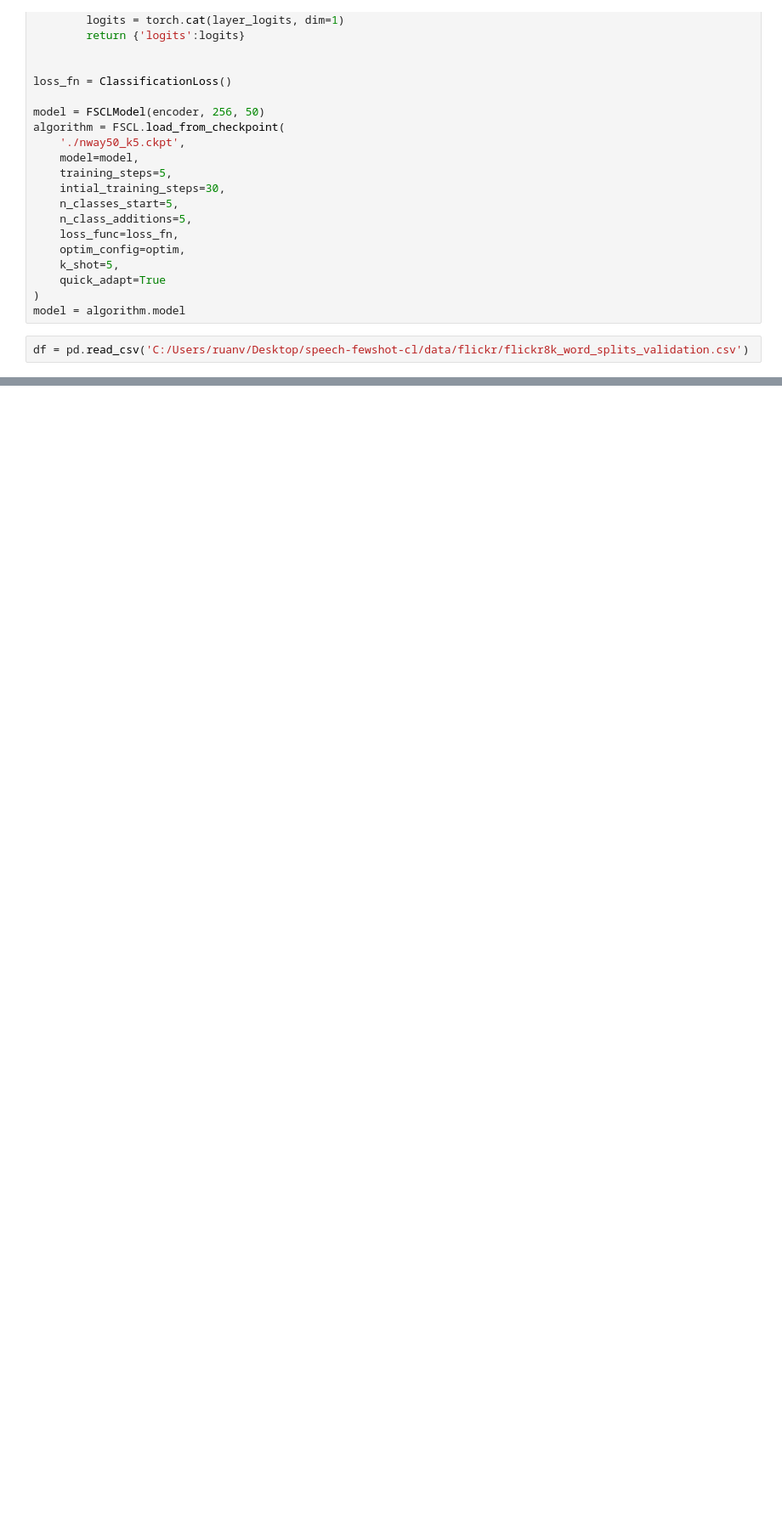
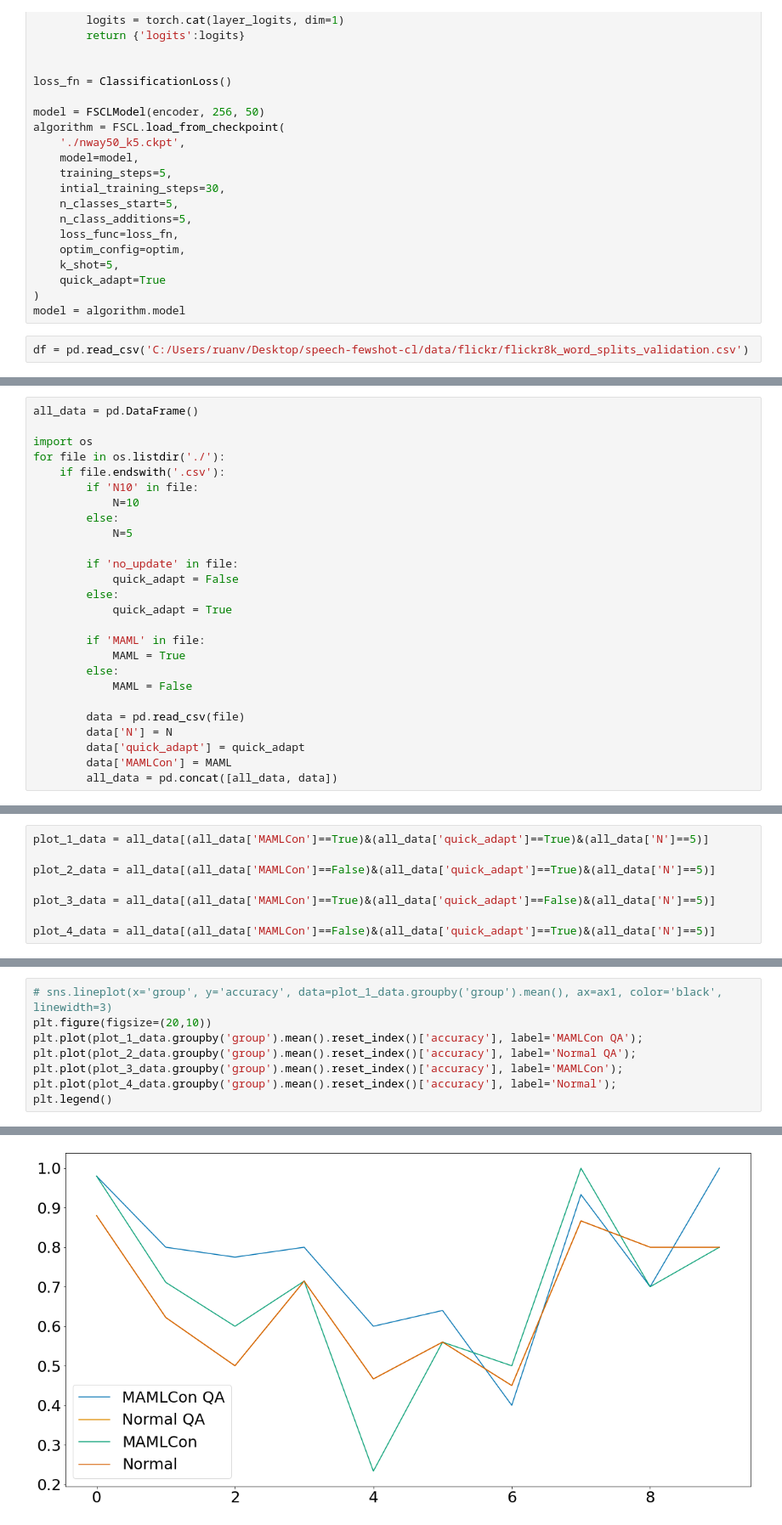
Before and after one commit to ByteFuse/MAMLCon, a Jupyter notebook: notebooks/generate_plots.ipynb, the cells around one changed output, grey strips where cells are left out. Shown at 85% size. Drawn from its saved outputs; the diff is of its cells as text; blank space fills up the shorter version.

```diff
--- a/notebooks/generate_plots.ipynb
+++ b/notebooks/generate_plots.ipynb
@@ -365,0 +393,26 @@ Training loss: 0.0029
+# %%
+all_data = pd.DataFrame()
+
+import os
+for file in os.listdir('./'):
+    if file.endswith('.csv'):
+        if 'N10' in file:
+            N=10
+        else:
+            N=5
+
+        if 'no_update' in file:
+            quick_adapt = False
+        else:
+            quick_adapt = True
+
+        if 'MAML' in file:
+            MAML = True
+        else:
+            MAML = False
+
+        data = pd.read_csv(file)
+        data['N'] = N
+        data['quick_adapt'] = quick_adapt
+        data['MAMLCon'] = MAML
+        all_data = pd.concat([all_data, data])
@@ -365,0 +522,8 @@ Training loss: 0.0029
+# %%
+plot_1_data = all_data[(all_data['MAMLCon']==True)&(all_data['quick_adapt']==True)&(all_data['N']==5)]
+
+plot_2_data = all_data[(all_data['MAMLCon']==False)&(all_data['quick_adapt']==True)&(all_data['N']==5)]
+
+plot_3_data = all_data[(all_data['MAMLCon']==True)&(all_data['quick_adapt']==False)&(all_data['N']==5)]
+
+plot_4_data = all_data[(all_data['MAMLCon']==False)&(all_data['quick_adapt']==True)&(all_data['N']==5)]
@@ -365,0 +542,9 @@ Training loss: 0.0029
+# %%
+# sns.lineplot(x='group', y='accuracy', data=plot_1_data.groupby('group').mean(), ax=ax1, color='black', linewidth=3)
+plt.figure(figsize=(20,10))
+plt.plot(plot_1_data.groupby('group').mean().reset_index()['accuracy'], label='MAMLCon QA');
+plt.plot(plot_2_data.groupby('group').mean().reset_index()['accuracy'], label='Normal QA');
+plt.plot(plot_3_data.groupby('group').mean().reset_index()['accuracy'], label='MAMLCon');
+plt.plot(plot_4_data.groupby('group').mean().reset_index()['accuracy'], label='Normal');
+plt.legend()
+# %% [output]
@@ -365,0 +552 @@ Training loss: 0.0029
+[figure, added]
```
Also changed, not shown: parts of 21 cells of this notebook.
